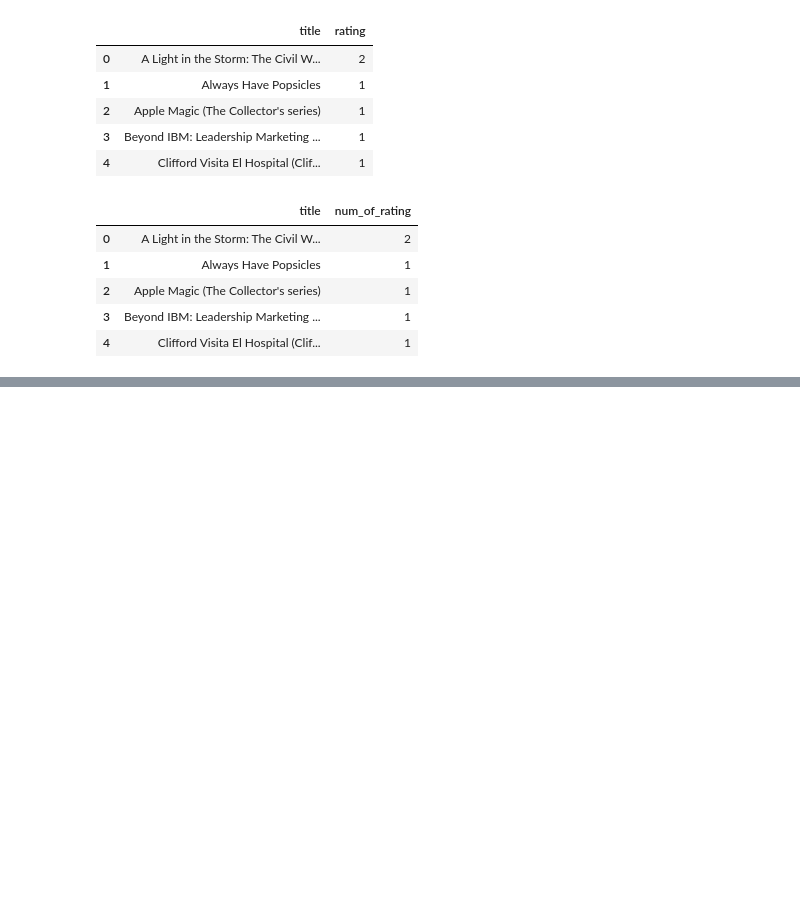
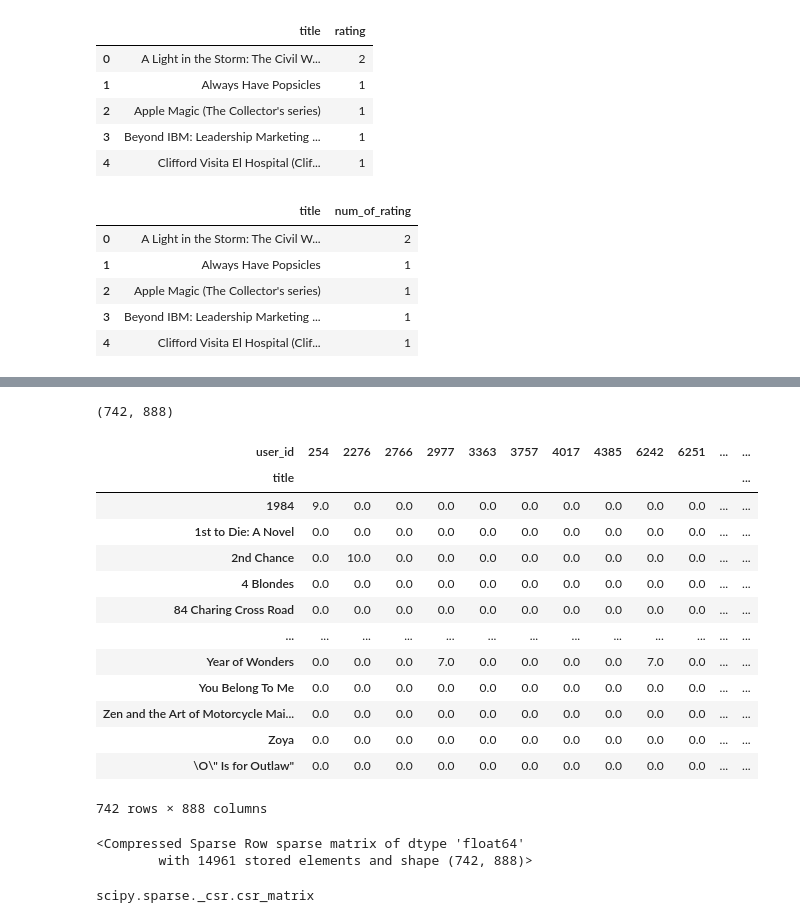
Before and after one commit to Nikhil09052007/End-_to_End_Book_Recommender_System, a Jupyter notebook: notebook/research.ipynb, the cells around one changed output, grey strips where cells are left out. Saved outputs shown, nothing was run; the diff lists cells and outputs as text; code cells hidden in the pictures; blank space fills up the shorter version.

```diff
--- a/notebook/research.ipynb
+++ b/notebook/research.ipynb
@@ -228,3 +228,6 @@ final_rating.head()
 | 15 | 277427 | 0060934417 | 0 | Bel Canto: A Novel | Ann Patchett | 2002 | Perennial | http://images.amazon.com/images/P... | 108 |
 | 18 | 277427 | 0061009059 | 9 | One for the Money (Stephanie Plum... | Janet Evanovich | 1995 | HarperTorch | http://images.amazon.com/images/P... | 108 |
 | 24 | 277427 | 006440188X | 0 | The Secret Garden | Frances Hodgson Burnett | 1998 | HarperTrophy | http://images.amazon.com/images/P... | 79 |
+# %%
+# Since I have duplicate values in the final_rating dataset, I will drop them and keep the first one. This is because I want to keep only one record of each book for my analysis.
+final_rating.drop_duplicates(['user_id','title'],inplace=True)
@@ -230,0 +248,3 @@ final_rating.head()
+# %%
+# For clustering and to find the similar books, I will use the pivot table to create a matrix of users and books. The rows will be the book titles and the columns will be the user ids. The values will be the ratings given by the users to the books. If a user has not rated a book, the value will be 0. This matrix will be used to find the similar books using cosine similarity.
+book_pivot = final_rating.pivot(index='title', columns='user_id', values='rating').fillna(0)
@@ -230,0 +262,22 @@ final_rating.head()
+# %%
+book_pivot.shape
+# %% [output]
+(742, 888)
+# %%
+# filling nan with zeroes as we are not interested in the books which are not rated by the users. This will help us to find the similar books using cosine similarity.
+book_pivot.fillna(0, inplace=True)
+# %% [output]
+| user_id | 254 | 2276 | 2766 | 2977 | 3363 | 3757 | 4017 | 4385 | 6242 | 6251 | ... | ... |
+| title |  |  |  |  |  |  |  |  |  |  |  | ... |
+| 1984 | 9.0 | 0.0 | 0.0 | 0.0 | 0.0 | 0.0 | 0.0 | 0.0 | 0.0 | 0.0 | ... | ... |
+| 1st to Die: A Novel | 0.0 | 0.0 | 0.0 | 0.0 | 0.0 | 0.0 | 0.0 | 0.0 | 0.0 | 0.0 | ... | ... |
+| 2nd Chance | 0.0 | 10.0 | 0.0 | 0.0 | 0.0 | 0.0 | 0.0 | 0.0 | 0.0 | 0.0 | ... | ... |
+| 4 Blondes | 0.0 | 0.0 | 0.0 | 0.0 | 0.0 | 0.0 | 0.0 | 0.0 | 0.0 | 0.0 | ... | ... |
+| 84 Charing Cross Road | 0.0 | 0.0 | 0.0 | 0.0 | 0.0 | 0.0 | 0.0 | 0.0 | 0.0 | 0.0 | ... | ... |
+| ... | ... | ... | ... | ... | ... | ... | ... | ... | ... | ... | ... | ... |
+| Year of Wonders | 0.0 | 0.0 | 0.0 | 7.0 | 0.0 | 0.0 | 0.0 | 0.0 | 7.0 | 0.0 | ... | ... |
+| You Belong To Me | 0.0 | 0.0 | 0.0 | 0.0 | 0.0 | 0.0 | 0.0 | 0.0 | 0.0 | 0.0 | ... | ... |
+| Zen and the Art of Motorcycle Mai... | 0.0 | 0.0 | 0.0 | 0.0 | 0.0 | 0.0 | 0.0 | 0.0 | 0.0 | 0.0 | ... | ... |
+| Zoya | 0.0 | 0.0 | 0.0 | 0.0 | 0.0 | 0.0 | 0.0 | 0.0 | 0.0 | 0.0 | ... | ... |
+| \O\" Is for Outlaw" | 0.0 | 0.0 | 0.0 | 0.0 | 0.0 | 0.0 | 0.0 | 0.0 | 0.0 | 0.0 | ... | ... |
+742 rows × 888 columns
@@ -230,0 +288,9 @@ final_rating.head()
+# %%
+book_sparse
+# %% [output]
+<Compressed Sparse Row sparse matrix of dtype 'float64'
+        with 14961 stored elements and shape (742, 888)>
+# %%
+type(book_sparse)
+# %% [output]
+scipy.sparse._csr.csr_matrix
```
Also changed, not shown: parts of 6 cells of this notebook.
